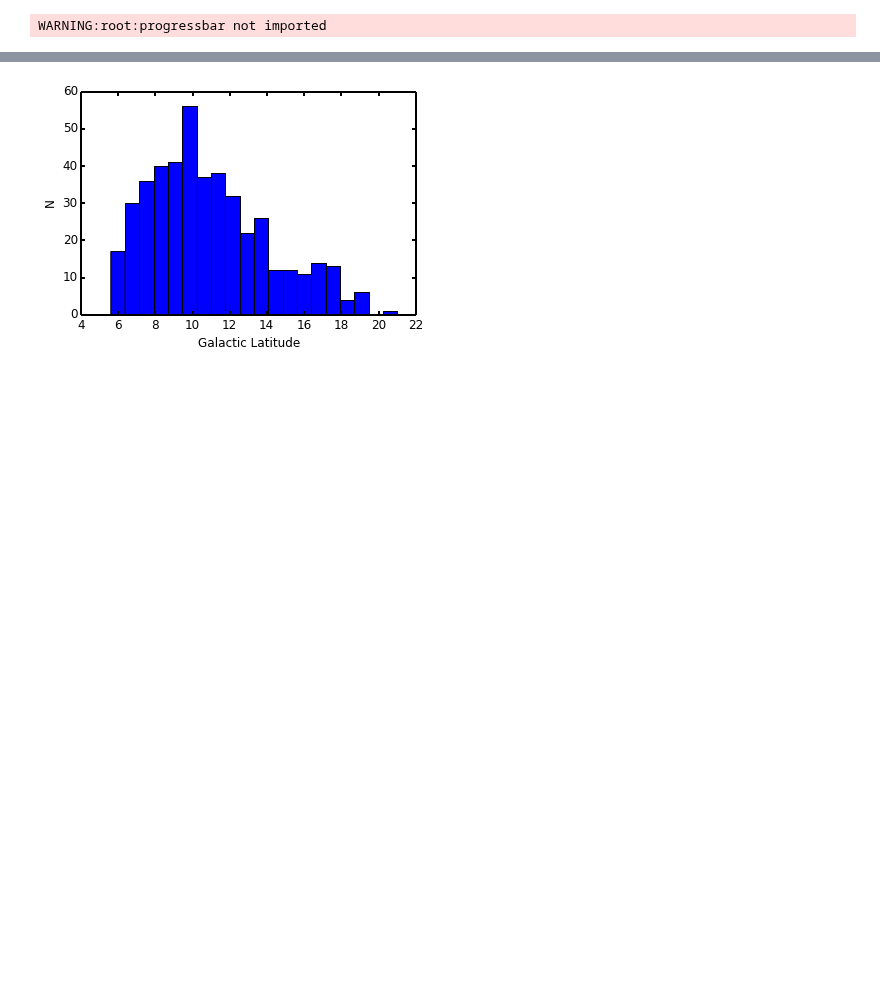
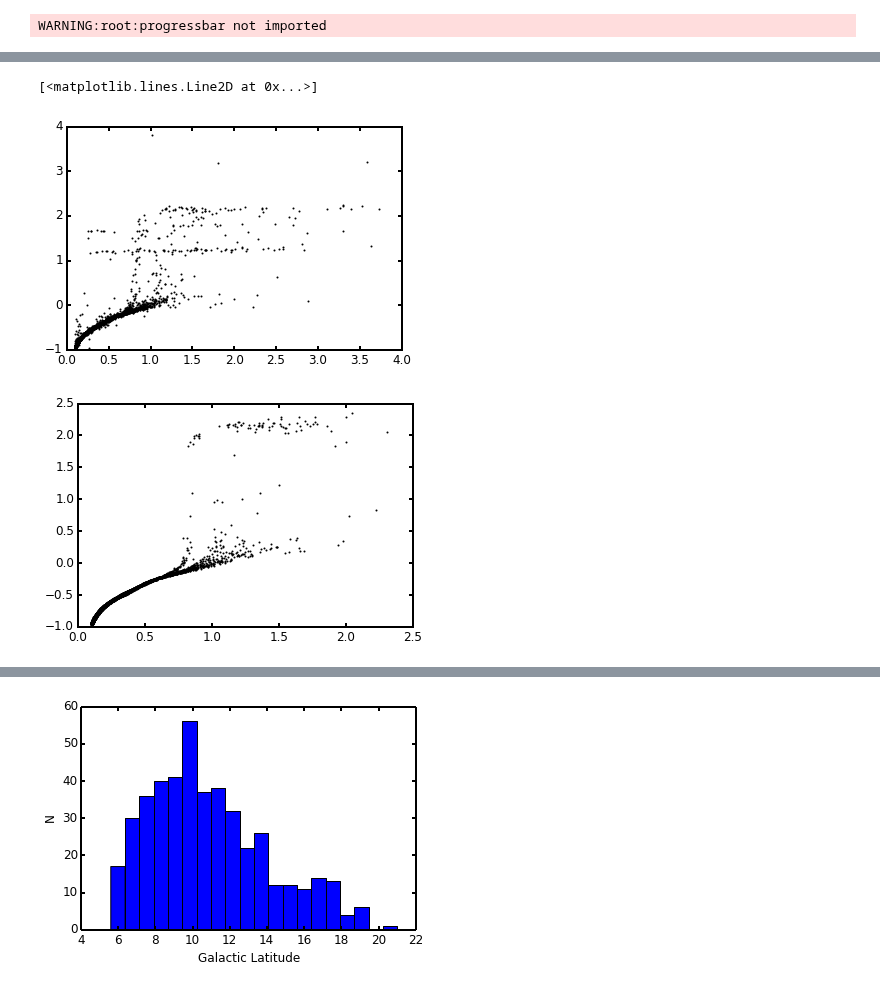
Before and after one commit to timothydmorton/exosyspop, a Jupyter notebook: bg-test.ipynb, the cells around one changed output, grey strips where cells are left out. Saved outputs shown, nothing was run; the diff lists cells and outputs as text; code cells hidden in the pictures; blank space fills up the shorter version.

```diff
--- a/bg-test.ipynb
+++ b/bg-test.ipynb
@@ -31,0 +32,4 @@ BGEB: Slope trained: R2=0.992519879133
+# %%
+from copy import deepcopy
+
+pop2 = deepcopy(pop)
@@ -31,0 +39,13 @@ BGEB: Slope trained: R2=0.992519879133
+# %%
+import matplotlib.pyplot as plt
+import numpy as np
+
+ok = np.isfinite(pop.stars.radius_B)
+plt.plot(pop.stars.mass_B[ok], np.log10(pop.stars.radius_B[ok]), 'o', ms=1, mew=1)
+ok = np.isfinite(pop2.stars.radius_B)
+plt.figure()
+plt.plot(pop2.stars.mass_B[ok], np.log10(pop2.stars.radius_B[ok]), 'o', ms=1, mew=1)
+# %% [output]
+[<matplotlib.lines.Line2D at 0x...>]
+[figure, added]
+[figure, added]
```
Also changed, not shown: parts of 5 cells of this notebook, 4 other files.
